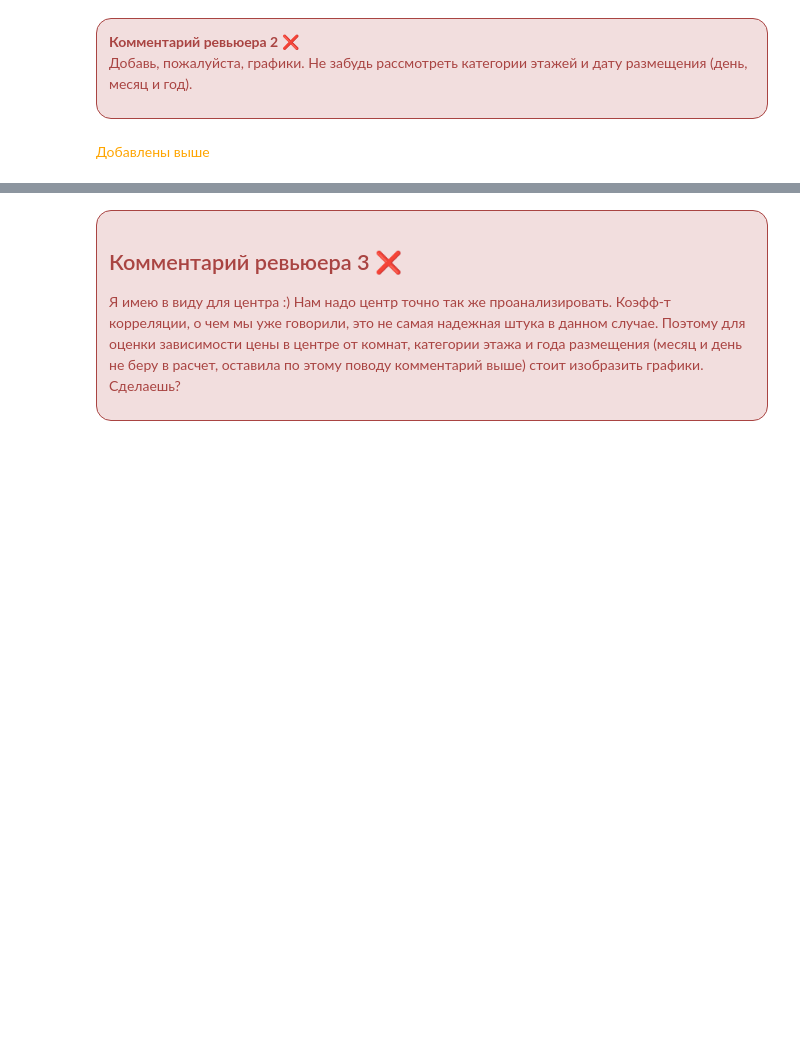
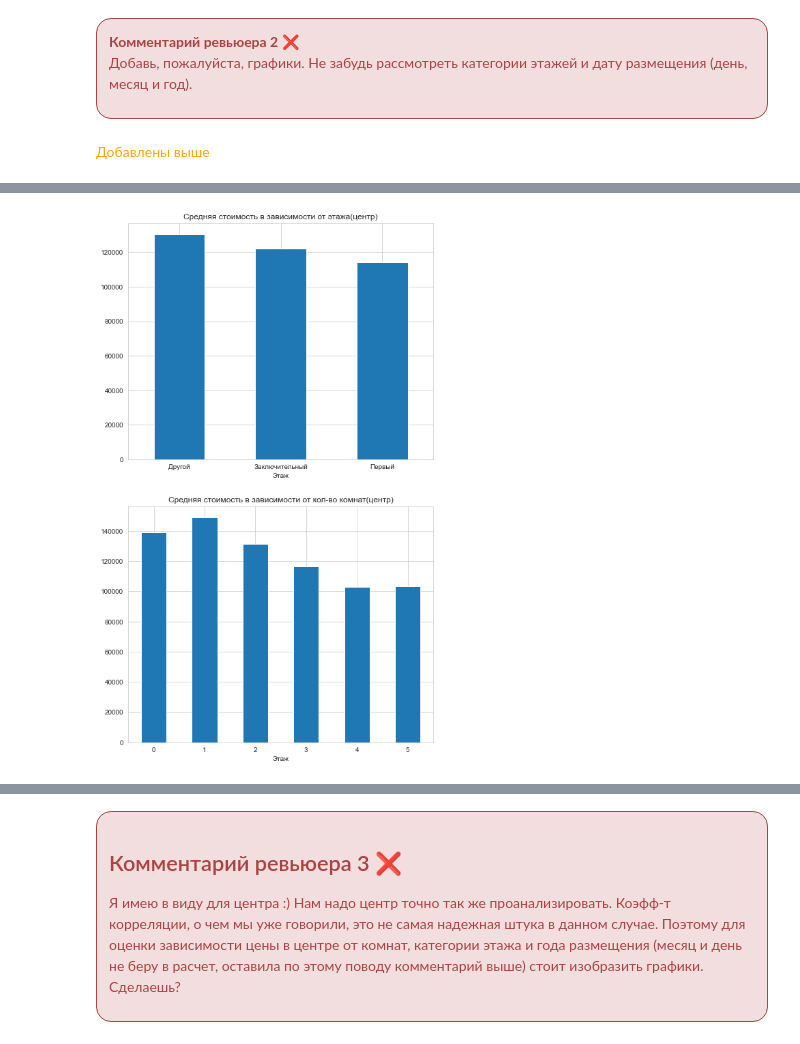
Before and after one commit to mangustik228/project_ds_3, a Jupyter notebook: project_3.ipynb, the cells around one changed output, grey strips where cells are left out. Drawn from its saved outputs; the diff is of its cells as text; code cells hidden in the pictures; blank space fills up the shorter version.

```diff
--- a/project_3.ipynb
+++ b/project_3.ipynb
@@ -1091,0 +1109,25 @@ dtype: float64
+# %%
+plt.subplot(2,1,1)
+df.query('cityCenters_nearest <= 7500').groupby('category_floor')['price_one_metr'].mean().plot(
+    kind = 'bar', xlabel='Этаж', title=f'Средняя стоимость в зависимости от этажа(центр)', rot=0)
+plt.subplot(2,1,2)
+df.query('cityCenters_nearest <= 7500').groupby('rooms')['price_one_metr'].mean().plot(
+    kind = 'bar', xlabel='Этаж', title=f'Средняя стоимость в зависимости от кол-во комнат(центр)',
+    figsize=(8,14), rot=0)
+plt.show()
+
+# for couple in dictation:
+#     # print(couple, dictation[couple][0])
+#     plt.subplot(3, 2, dictation[couple][2])
+#     df.query('cityCenters_nearest <= 7500').groupby(couple)['price_one_metr'].count().plot(
+#         kind='bar', xlabel=dictation[couple][0],
+#         title=f'Кол-во квартир в зависимости от {dictation[couple][1]}(Центр)',
+#         figsize=(8,18))
+#     plt.subplot(3, 2, dictation[couple][2]+1)
+#     df.query('cityCenters_nearest <= 7500').groupby(couple)['price_one_metr'].mean().plot(
+#         kind='bar', xlabel=dictation[couple][0],
+#         title=f'Средняя стоимость квартир в зависимости от {dictation[couple][1]}(Центр)',
+#         figsize=(10,18))
+# plt.show()
+# %% [output]
+[figure, added]
```
Also changed, not shown: parts of 22 cells of this notebook.
